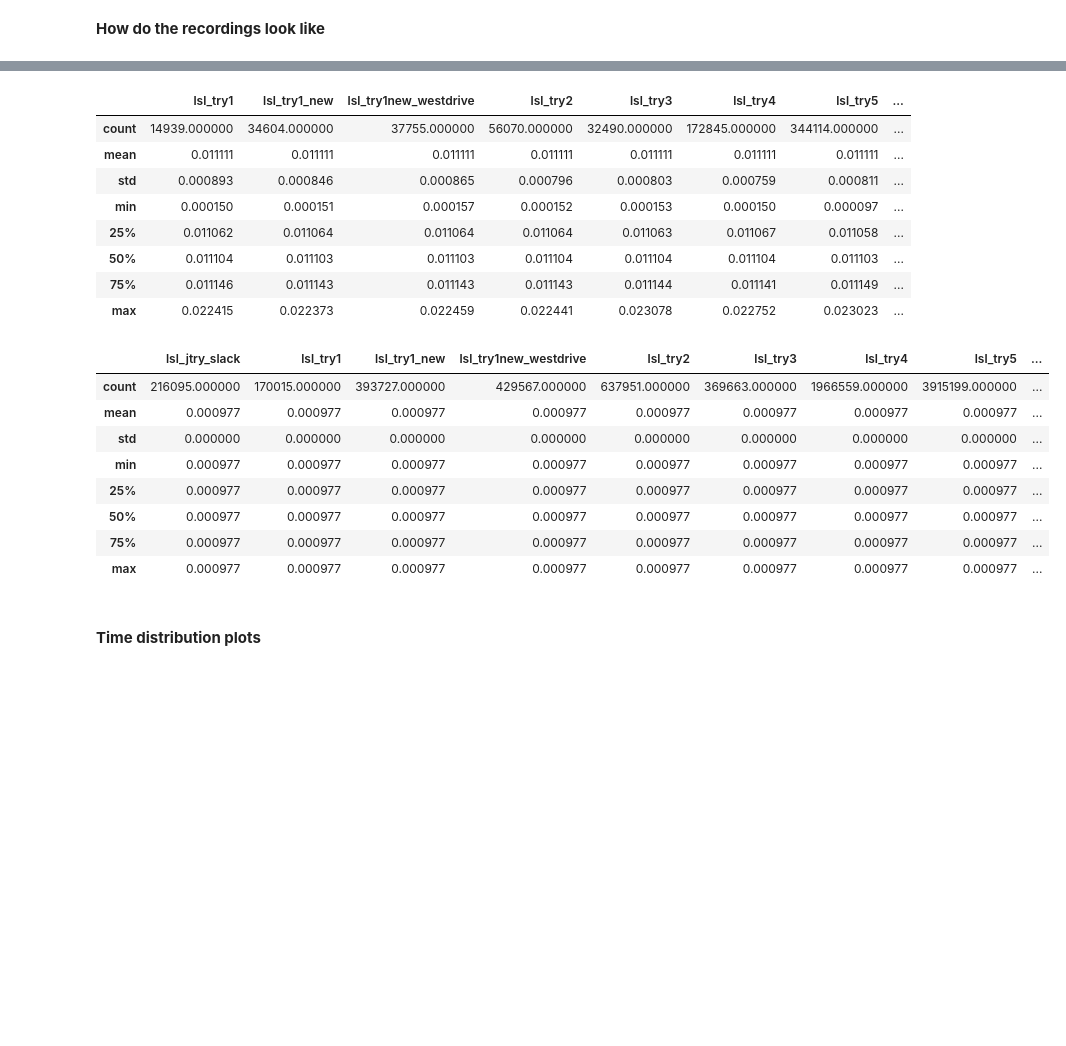
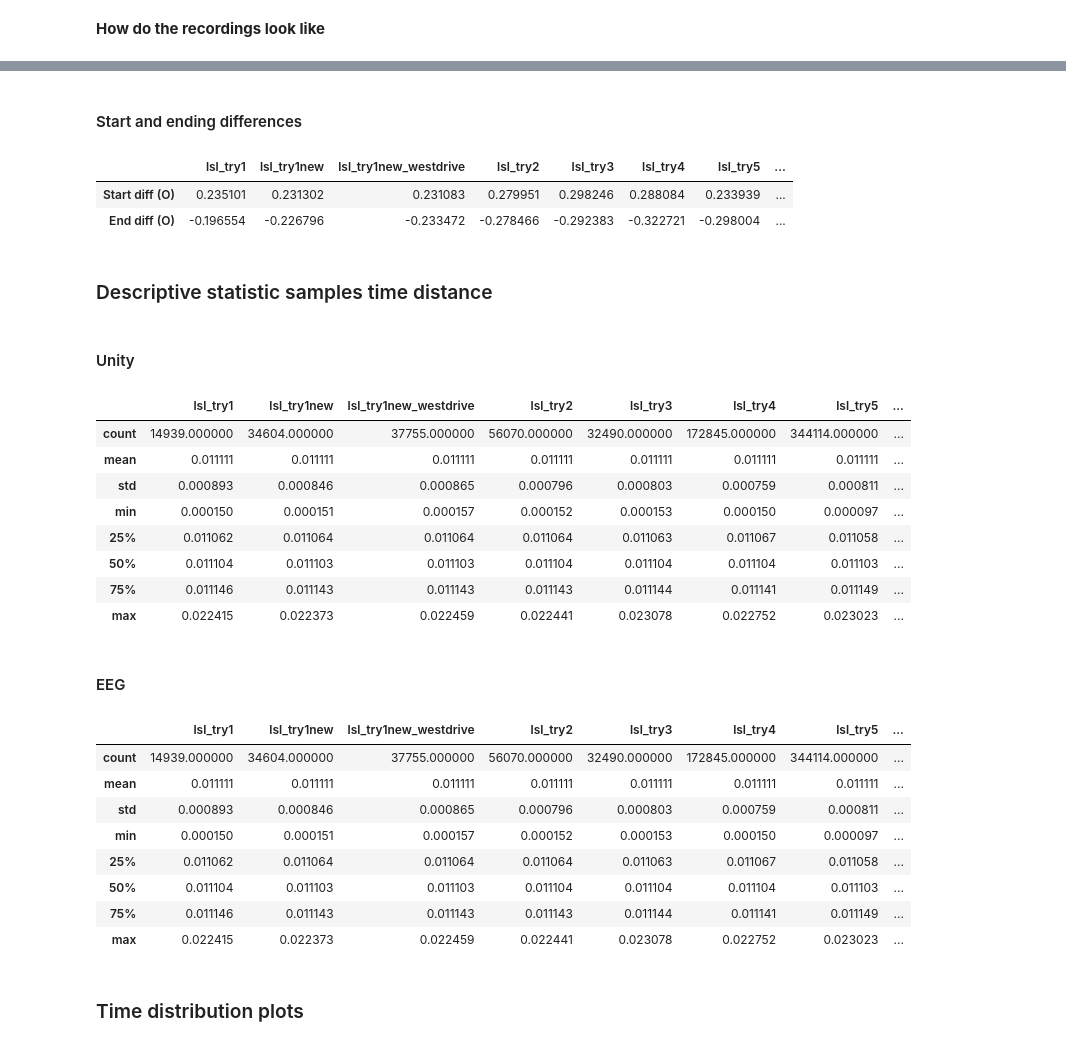
Before and after one commit to JohnMadrid/lsl_latency_corout_analysis, a Jupyter notebook: analysis_John.ipynb, the cells around one changed output, grey strips where cells are left out. Cells and saved outputs as stored; diff of their text form; code cells hidden in the pictures; blank space fills up the shorter version.

```diff
--- a/analysis_John.ipynb
+++ b/analysis_John.ipynb
@@ -61,0 +68,2 @@ Included:
+# %%
+streams2, _ = pyxdf.load_xdf(f"lsl_coroutines_data/{recordings[0]['file']}")
@@ -257,7 +285,7 @@ for k in main_bar:
     pbar.set_postfix(postfix)
     # format: [currentFrame, value, timestamp] -> we store value
     unity_c = np.transpose(streams[u_ch]["time_series"])[1]
-    recordings[k]["unity"]["Visual"] = unity_c.astype(int)
+    recordings[k]["unity"]["visual"] = unity_c.astype(int)
     pbar.update(1)
     #display(recordings)
 
@@ -273,7 +301,7 @@ for k in main_bar:
     eeg_color = -eeg_color  # invert diode data polarity, easier to visualize
 
     # store them
-    recordings[k]["eeg"]["Visual"] = eeg_color
+    recordings[k]["eeg"]["visual"] = eeg_color
     #display(recordings)
 
     # store if first and last timestamps coincide with file info
@@ -288,7 +316,7 @@ for k in main_bar:
         recordings[k][f"{stream}_last"] = float(o_last) == float(i_last)
         # length check
         l_time = len(recordings[k][stream]["time_stamps"])
-        for ch in ["Visual"]:
+        for ch in ["visual"]:
             key = f"length_{stream}_{ch}"
             recordings[k][key] = l_time == len(recordings[k][stream][ch])
     pbar.update(1)
@@ -476,3 +701,17 @@ plt.show()
+# %% [markdown]
+#### Start and ending differences
+# %%
+display(
+    diffs.loc[["Start diff (O)", "End diff (O)"], :].style.applymap(
+        color_checks, subset=["AVG"]
+    )
+)
+# %% [output]
+|  | lsl_try1 | lsl_try1new | lsl_try1new_westdrive | lsl_try2 | lsl_try3 | lsl_try4 | lsl_try5 | ... |
+| Start diff (O) | 0.235101 | 0.231302 | 0.231083 | 0.279951 | 0.298246 | 0.288084 | 0.233939 | ... |
+| End diff (O) | -0.196554 | -0.226796 | -0.233472 | -0.278466 | -0.292383 | -0.322721 | -0.298004 | ... |
+# %% [markdown]
+### Descriptive statistic samples time distance
 # %%
 u_stats = pd.DataFrame()  # create empty dataframe
 u_dist = []
@@ -501,10 +740,12 @@ u_mean = pd.DataFrame(u_stats.mean(axis=1), columns=["AVG"])
 e_mean = pd.DataFrame(e_stats.mean(axis=1), columns=["AVG"])
 u_stats = pd.merge(u_stats, u_mean, left_index=True, right_index=True)
 e_stats = pd.merge(e_stats, e_mean, left_index=True, right_index=True)
+# %% [markdown]
+#### Unity
 # %%
 display(u_stats.style.applymap(color_checks, subset=["AVG"]))
 # %% [output]
-|  | lsl_try1 | lsl_try1_new | lsl_try1new_westdrive | lsl_try2 | lsl_try3 | lsl_try4 | lsl_try5 | ... |
+|  | lsl_try1 | lsl_try1new | lsl_try1new_westdrive | lsl_try2 | lsl_try3 | lsl_try4 | lsl_try5 | ... |
 | count | 14939.000000 | 34604.000000 | 37755.000000 | 56070.000000 | 32490.000000 | 172845.000000 | 344114.000000 | ... |
 | mean | 0.011111 | 0.011111 | 0.011111 | 0.011111 | 0.011111 | 0.011111 | 0.011111 | ... |
 | std | 0.000893 | 0.000846 | 0.000865 | 0.000796 | 0.000803 | 0.000759 | 0.000811 | ... |
@@ -513,17 +754,19 @@ display(u_stats.style.applymap(color_checks, subset=["AVG"]))
 | 50% | 0.011104 | 0.011103 | 0.011103 | 0.011104 | 0.011104 | 0.011104 | 0.011103 | ... |
 | 75% | 0.011146 | 0.011143 | 0.011143 | 0.011143 | 0.011144 | 0.011141 | 0.011149 | ... |
 | max | 0.022415 | 0.022373 | 0.022459 | 0.022441 | 0.023078 | 0.022752 | 0.023023 | ... |
+# %% [markdown]
+#### EEG
 # %%
-display(e_stats.style.applymap(color_checks, subset=["AVG"]))
+display(u_stats.style.applymap(color_checks, subset=["AVG"]))
 # %% [output]
-|  | lsl_jtry_slack | lsl_try1 | lsl_try1_new | lsl_try1new_westdrive | lsl_try2 | lsl_try3 | lsl_try4 | lsl_try5 | ... |
-| count | 216095.000000 | 170015.000000 | 393727.000000 | 429567.000000 | 637951.000000 | 369663.000000 | 1966559.000000 | 3915199.000000 | ... |
-| mean | 0.000977 | 0.000977 | 0.000977 | 0.000977 | 0.000977 | 0.000977 | 0.000977 | 0.000977 | ... |
-| std | 0.000000 | 0.000000 | 0.000000 | 0.000000 | 0.000000 | 0.000000 | 0.000000 | 0.000000 | ... |
-| min | 0.000977 | 0.000977 | 0.000977 | 0.000977 | 0.000977 | 0.000977 | 0.000977 | 0.000977 | ... |
-| 25% | 0.000977 | 0.000977 | 0.000977 | 0.000977 | 0.000977 | 0.000977 | 0.000977 | 0.000977 | ... |
-| 50% | 0.000977 | 0.000977 | 0.000977 | 0.000977 | 0.000977 | 0.000977 | 0.000977 | 0.000977 | ... |
-| 75% | 0.000977 | 0.000977 | 0.000977 | 0.000977 | 0.000977 | 0.000977 | 0.000977 | 0.000977 | ... |
-| max | 0.000977 | 0.000977 | 0.000977 | 0.000977 | 0.000977 | 0.000977 | 0.000977 | 0.000977 | ... |
+|  | lsl_try1 | lsl_try1new | lsl_try1new_westdrive | lsl_try2 | lsl_try3 | lsl_try4 | lsl_try5 | ... |
+| count | 14939.000000 | 34604.000000 | 37755.000000 | 56070.000000 | 32490.000000 | 172845.000000 | 344114.000000 | ... |
+| mean | 0.011111 | 0.011111 | 0.011111 | 0.011111 | 0.011111 | 0.011111 | 0.011111 | ... |
+| std | 0.000893 | 0.000846 | 0.000865 | 0.000796 | 0.000803 | 0.000759 | 0.000811 | ... |
+| min | 0.000150 | 0.000151 | 0.000157 | 0.000152 | 0.000153 | 0.000150 | 0.000097 | ... |
+| 25% | 0.011062 | 0.011064 | 0.011064 | 0.011064 | 0.011063 | 0.011067 | 0.011058 | ... |
+| 50% | 0.011104 | 0.011103 | 0.011103 | 0.011104 | 0.011104 | 0.011104 | 0.011103 | ... |
+| 75% | 0.011146 | 0.011143 | 0.011143 | 0.011143 | 0.011144 | 0.011141 | 0.011149 | ... |
+| max | 0.022415 | 0.022373 | 0.022459 | 0.022441 | 0.023078 | 0.022752 | 0.023023 | ... |
 # %% [markdown]
-#### __Time distribution plots__
+### Time distribution plots
```
Also changed, not shown: parts of 35 cells of this notebook, 3 other files.
